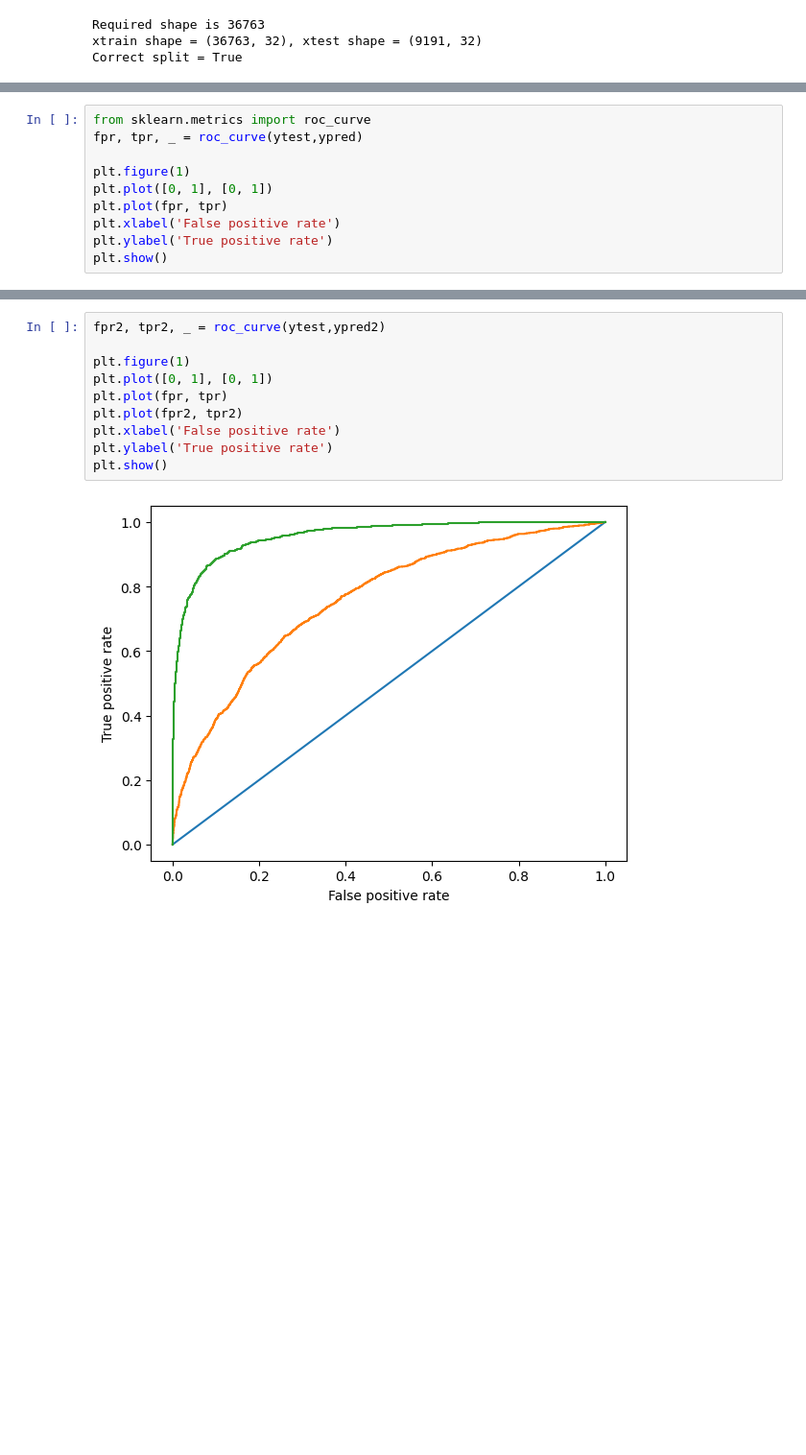
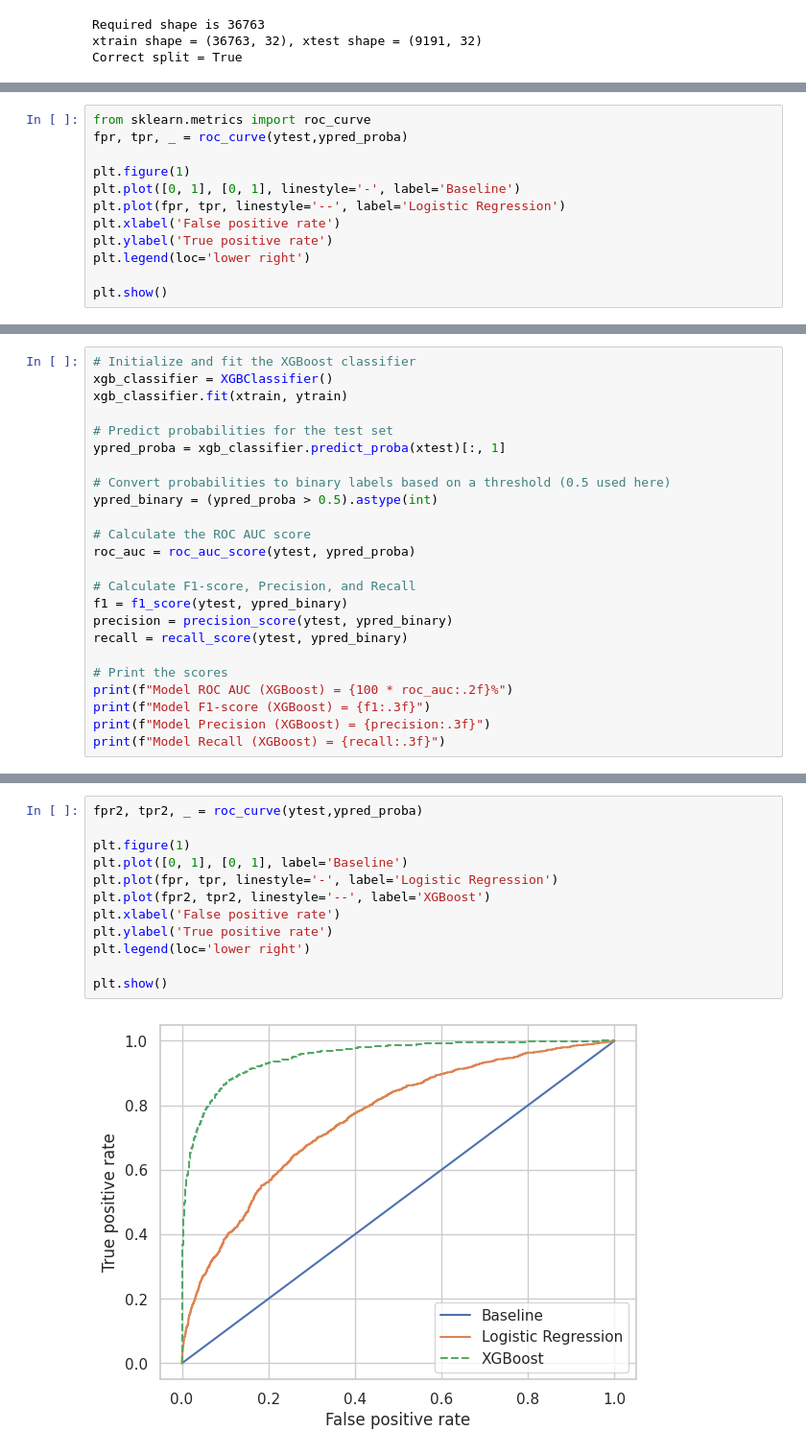
Before and after one commit to keitabroadwater/gnns_in_action, a Jupyter notebook: chapter_5/GNN_GAT_Part_1.ipynb, the cells around one changed output, grey strips where cells are left out. Shown at 96% size. Saved outputs shown, nothing was run; the diff lists cells and outputs as text; blank space fills up the shorter version.

```diff
--- a/chapter_5/GNN_GAT_Part_1.ipynb
+++ b/chapter_5/GNN_GAT_Part_1.ipynb
@@ -153,11 +378,13 @@ Please also refer to the documentation for alternative solver options:
 # %%
 from sklearn.metrics import roc_curve
-fpr, tpr, _ = roc_curve(ytest,ypred)
+fpr, tpr, _ = roc_curve(ytest,ypred_proba)
 
 plt.figure(1)
-plt.plot([0, 1], [0, 1])
-plt.plot(fpr, tpr)
+plt.plot([0, 1], [0, 1], linestyle='-', label='Baseline')
+plt.plot(fpr, tpr, linestyle='--', label='Logistic Regression')
 plt.xlabel('False positive rate')
 plt.ylabel('True positive rate')
+plt.legend(loc='lower right')
+
 plt.show()
 # %% [output]
@@ -176,0 +400,24 @@ Model accuracy (XGBoost) = 95.71%
+# %%
+# Initialize and fit the XGBoost classifier
+xgb_classifier = XGBClassifier()
+xgb_classifier.fit(xtrain, ytrain)
+
+# Predict probabilities for the test set
+ypred_proba = xgb_classifier.predict_proba(xtest)[:, 1]
+
+# Convert probabilities to binary labels based on a threshold (0.5 used here)
+ypred_binary = (ypred_proba > 0.5).astype(int)
+
+# Calculate the ROC AUC score
+roc_auc = roc_auc_score(ytest, ypred_proba)
+
+# Calculate F1-score, Precision, and Recall
+f1 = f1_score(ytest, ypred_binary)
+precision = precision_score(ytest, ypred_binary)
+recall = recall_score(ytest, ypred_binary)
+
+# Print the scores
+print(f"Model ROC AUC (XGBoost) = {100 * roc_auc:.2f}%")
+print(f"Model F1-score (XGBoost) = {f1:.3f}")
+print(f"Model Precision (XGBoost) = {precision:.3f}")
+print(f"Model Recall (XGBoost) = {recall:.3f}")
@@ -177,12 +429,14 @@ Model accuracy (XGBoost) = 95.71%
 # %%
-fpr2, tpr2, _ = roc_curve(ytest,ypred2)
+fpr2, tpr2, _ = roc_curve(ytest,ypred_proba)
 
 plt.figure(1)
-plt.plot([0, 1], [0, 1])
-plt.plot(fpr, tpr)
-plt.plot(fpr2, tpr2)
+plt.plot([0, 1], [0, 1], label='Baseline')
+plt.plot(fpr, tpr, linestyle='-', label='Logistic Regression')
+plt.plot(fpr2, tpr2, linestyle='--', label='XGBoost')
 plt.xlabel('False positive rate')
 plt.ylabel('True positive rate')
+plt.legend(loc='lower right')
+
 plt.show()
 # %% [output]
-[figure, old version]
+[figure, new version]
```
Also changed, not shown: parts of 55 cells of this notebook.
